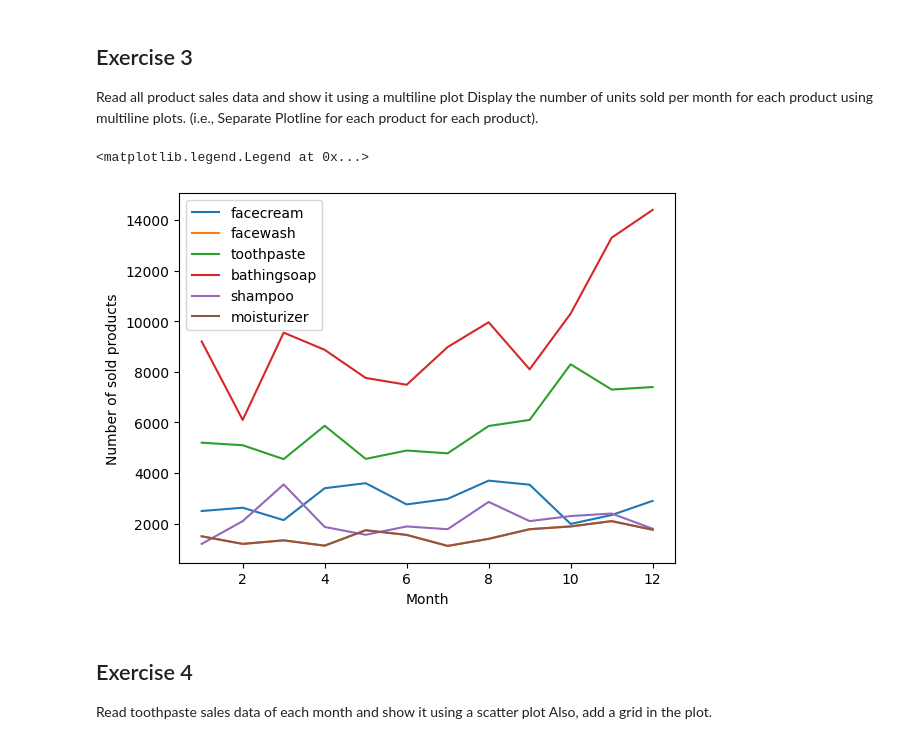
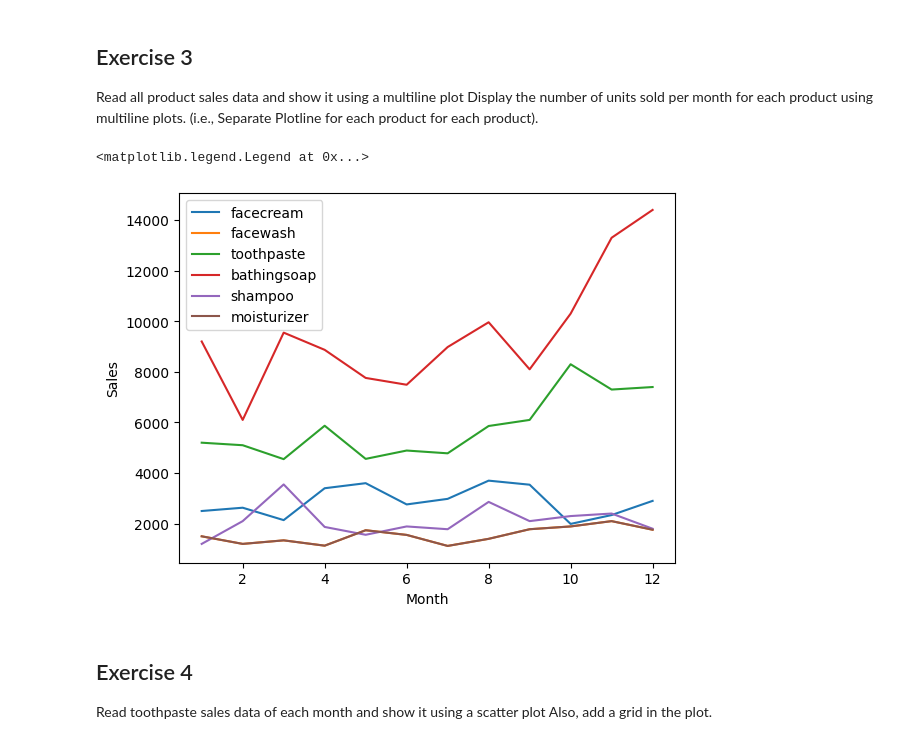
Before and after one commit to 0e141/ENITS_DataMining_WS23, a Jupyter notebook: Week_3/Assignment_3.2_Matplotlib.ipynb, the cells around one changed output. Cells and saved outputs as stored; diff of their text form; code cells hidden in the pictures.

```diff
--- a/Week_3/Assignment_3.2_Matplotlib.ipynb
+++ b/Week_3/Assignment_3.2_Matplotlib.ipynb
@@ -77,13 +77,13 @@ Display the number of units sold per month for each product using multiline plot
 # %%
 columns = data.columns[1:-2]
 for column in columns:
   plt.plot(data.month_number, data[column],label=column)
 plt.xlabel("Month")
-plt.ylabel("Number of sold products")
+plt.ylabel("Sales")
 plt.legend(loc=2)
 # %% [output]
 <matplotlib.legend.Legend at 0x...>
-[figure, old version]
+[figure, new version]
 # %% [markdown]
 ## Exercise 4
 Read toothpaste sales data of each month and show it using a scatter plot
```
Also changed, not shown: parts of 1 cell of this notebook.
